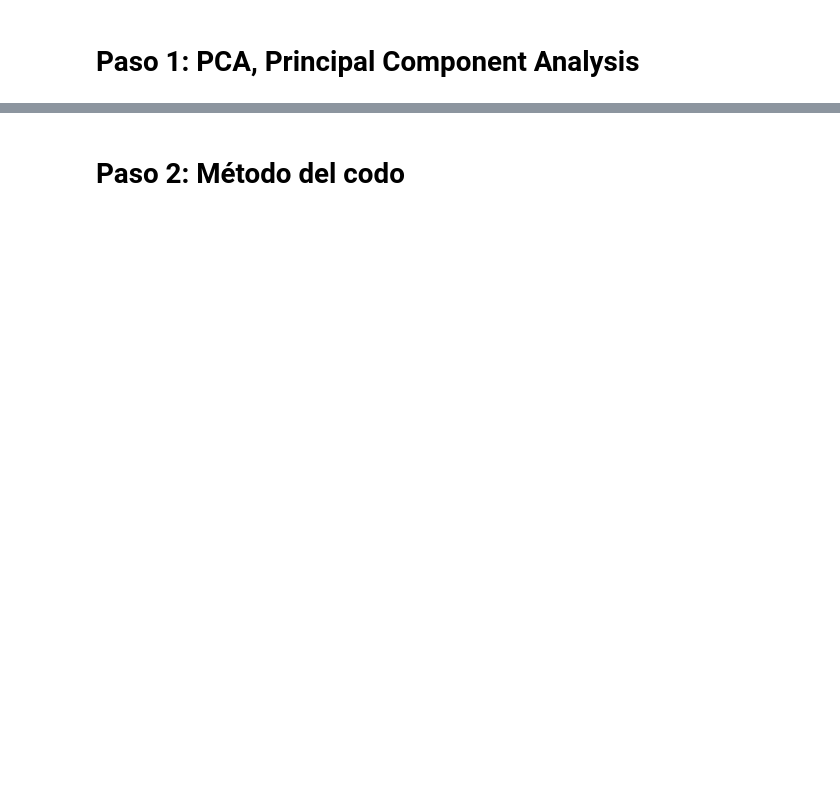
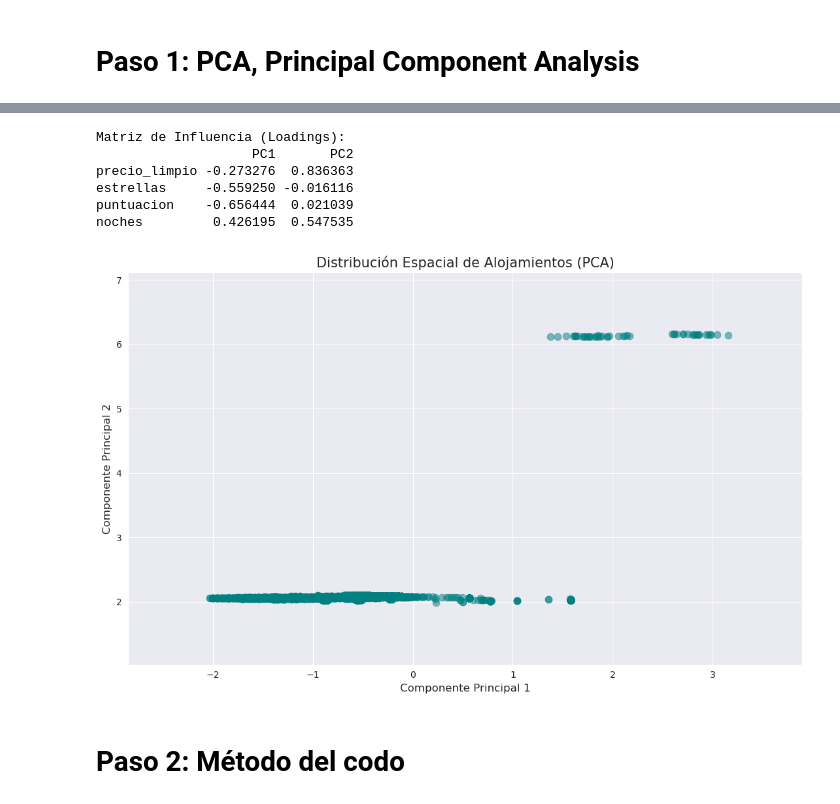
Before and after one commit to IICG-Coquimbo/practica-proyecto-equipo-de-turimos-y-hosteleria, a Jupyter notebook: semanas/Semana 10/Clustering.ipynb, the cells around one changed output, grey strips where cells are left out. Drawn from its saved outputs; the diff is of its cells as text; code cells hidden in the pictures; blank space fills up the shorter version.

```diff
--- a/semanas/Semana 10/Clustering.ipynb
+++ b/semanas/Semana 10/Clustering.ipynb
@@ -94,19 +118,31 @@ AnalysisException: [UNRESOLVED_COLUMN.WITH_SUGGESTION] A column or function para
 # %%
 from pyspark.ml.feature import VectorAssembler, StandardScaler, PCA
 
-# 1. Vectorizamos las columnas numéricas
+# 1. Rellenamos los nulos con 0 en tus columnas numéricas para no perder filas
+df_clean_numeric = df_clustering.na.fill({
+    "precio_limpio": 0.0,
+    "estrellas": 0.0,
+    "puntuacion": 0.0,
+    "noches": 1
+})
+
+# 2. Vectorizamos los datos (ahora sí van completamente llenos)
 assembler = VectorAssembler(
-    inputCols=["precio_kg", "rating", "opiniones","precio_raw"],
-    outputCol="features"
+    inputCols=["precio_limpio", "estrellas", "puntuacion", "noches"],
+    outputCol="features",
+    handleInvalid="error" # Ya no fallará porque no hay nulos
 )
-df_vector = assembler.transform(df_clustering)
+df_vector = assembler.transform(df_clean_numeric)
 
-# 2. Escalamos los datos (K-Means es sensible a la escala)
-scaler = StandardScaler(inputCol="features", outputCol="scaledFeatures")
+# 3. Escalamos los datos
+scaler = StandardScaler(inputCol="features", outputCol="scaledFeatures", withStd=True, withMean=False)
 scaler_model = scaler.fit(df_vector)
 df_scaled = scaler_model.transform(df_vector)
 
-# 3. PCA para reducir a 2 componentes (visualización)
+# 4. PCA para reducir a 2 componentes principales
 pca = PCA(k=2, inputCol="scaledFeatures", outputCol="pcaFeatures")
 pca_model = pca.fit(df_scaled)
 df_pca = pca_model.transform(df_scaled)
+
+# Mostramos el resultado final en pantalla
+df_pca.select("pcaFeatures").show(5, truncate=False)
@@ -117,52 +164,58 @@ loadings = pca_model.pc.toArray()
 
 # Creamos un DataFrame para visualizarlo mejor
 import pandas as pd
-variables = ["precio_kg", "rating", "opiniones", "precio_raw"]
+variables = ["precio_limpio", "estrellas", "puntuacion", "noches"]
 pc_loadings = pd.DataFrame(loadings, columns=['PC1', 'PC2'], index=variables)
 
 print("Matriz de Influencia (Loadings):")
 print(pc_loadings)
+# %% [output]
+Matriz de Influencia (Loadings):
+                    PC1       PC2
+precio_limpio -0.273276  0.836363
+estrellas     -0.559250 -0.016116
+puntuacion    -0.656444  0.021039
+noches         0.426195  0.547535
 # %%
 import pandas as pd
 import seaborn as sns
 import matplotlib.pyplot as plt
 import numpy as np
 
-# 1. Extraemos solo las componentes y la marca (sin buscar 'prediction')
-# Usamos 'marca' porque es lo que sugería tu log de error
-pdf_pca_raw = df_pca.select("pcaFeatures", "marca").toPandas()
+# 1. Extraemos solo las componentes y la ciudad de tus alojamientos
+pdf_pca_raw = df_pca.select("pcaFeatures", "ciudad").toPandas()
 
 # 2. Convertimos el vector de Spark a columnas PC1 y PC2
 pdf_pca_raw[['PC1', 'PC2']] = pd.DataFrame(pdf_pca_raw['pcaFeatures'].apply(lambda x: x.toArray()).tolist())
 
 # 3. Calculamos límites para centrar (percentiles 1-99 para evitar que el gráfico se vea "lejos")
 pc1_min, pc1_max = np.percentile(pdf_pca_raw['PC1'], [1, 99])
 pc2_min, pc2_max = np.percentile(pdf_pca_raw['PC2'], [1, 99])
 
-# 4. Graficamos sin etiquetas de grupo (un solo color)
+# 4. Graficamos sin etiquetas de grupo (un solo color, estructura de la profe)
 plt.figure(figsize=(11, 7))
 sns.set_style("darkgrid")
-
 sns.scatterplot(
     data=pdf_pca_raw,
     x='PC1',
     y='PC2',
     color='teal',    # Color único para todos los puntos
     s=60,
-    alpha=0.5,       # Transparencia para ver dónde hay más densidad de productos
+    alpha=0.5,       # Transparencia para ver dónde hay más densidad de alojamientos
     edgecolor=None
 )
 
 # 5. Aplicamos el centrado
 plt.xlim(pc1_min - 1, pc1_max + 1)
 plt.ylim(pc2_min - 1, pc2_max + 1)
 
-plt.title('Distribución Espacial de Dietas Veterinarias (PCA)', fontsize=15)
+plt.title('Distribución Espacial de Alojamientos (PCA)', fontsize=15)
 plt.xlabel('Componente Principal 1', fontsize=12)
 plt.ylabel('Componente Principal 2', fontsize=12)
-
 plt.tight_layout()
 plt.show()
+# %% [output]
+[figure, added]
 # %% [markdown]
 # Paso 2: Método del codo
 # %%
```
Also changed, not shown: parts of 11 cells of this notebook, 2 other files.
